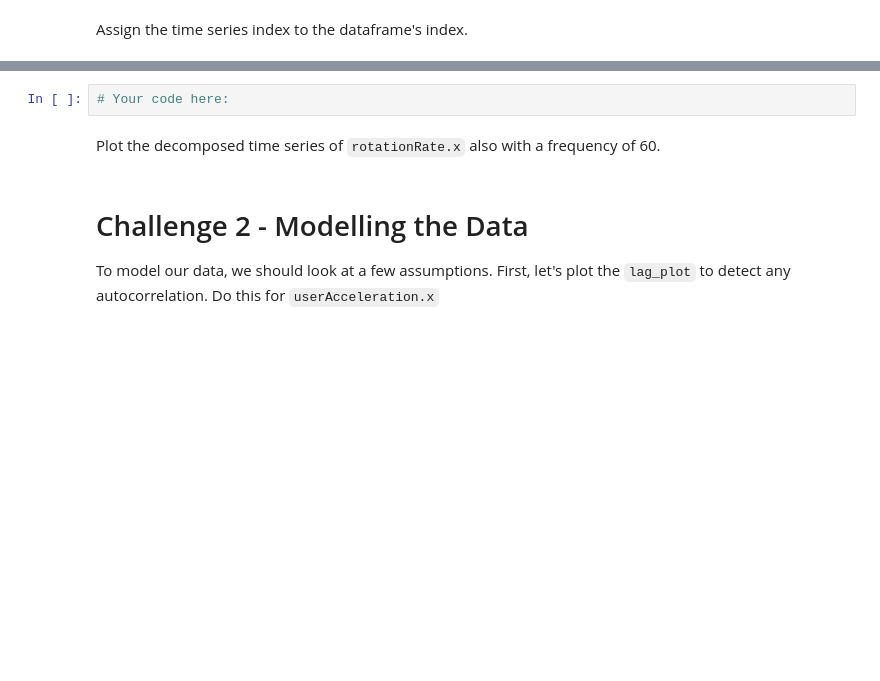
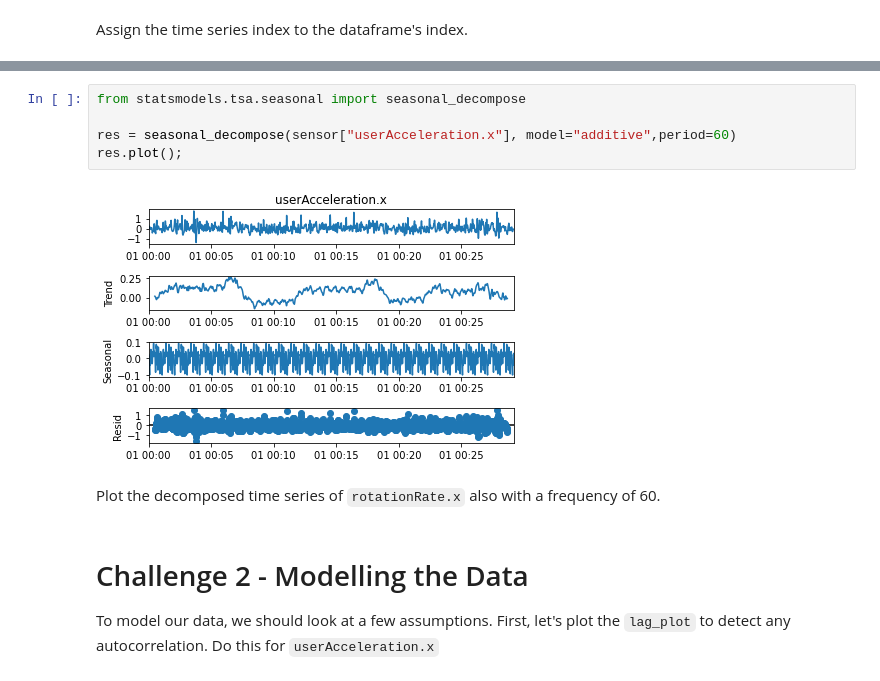
Before and after one commit to ironhack-datalabs/datamad1020, a Jupyter notebook: module-2/lab-time-series/your-code/main.ipynb, the cells around one changed output, grey strips where cells are left out. Drawn from its saved outputs; the diff is of its cells as text; blank space fills up the shorter version.

```diff
--- a/module-2/lab-time-series/your-code/main.ipynb
+++ b/module-2/lab-time-series/your-code/main.ipynb
@@ -88,8 +87,13 @@ Assign the time series index to the dataframe's index.
 Our next step is to decompose the time series and evaluate the patterns in the data. Load the `statsmodels.api` submodule and plot the decomposed plot of `userAcceleration.x`. Set `freq=60` in the `seasonal_decompose` function. Your graph should look like the one below.
 
 ![time series decomposition](../images/tsa_decompose.png)
-# %%
-# Your code here:
+# %%
+from statsmodels.tsa.seasonal import seasonal_decompose
+
+res = seasonal_decompose(sensor["userAcceleration.x"], model="additive",period=60)
+res.plot();
+# %% [output]
+[figure, added]
 # %% [markdown]
 Plot the decomposed time series of `rotationRate.x` also with a frequency of 60.
 # %% [markdown]
```
Also changed, not shown: parts of 3 cells of this notebook.
